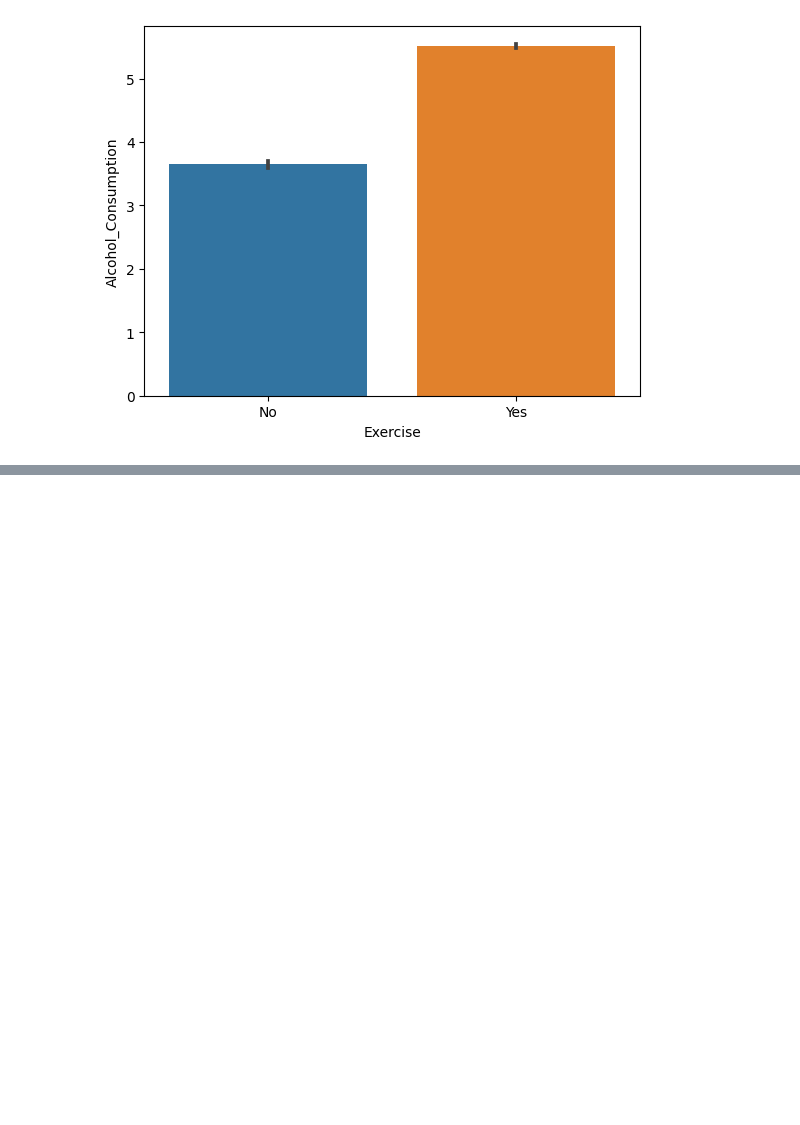
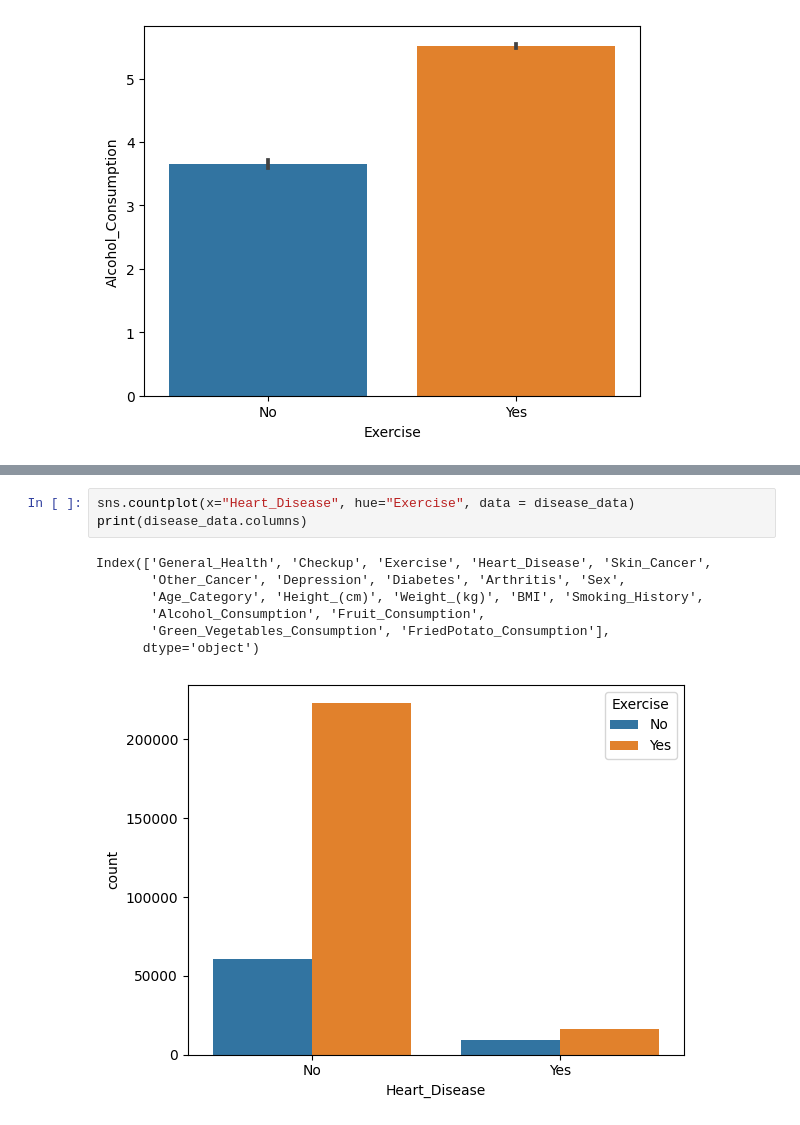
Before and after one commit to Kowallskiy/Cardiovascular-Disease-Risk-Prediction, a Jupyter notebook: Data_Analysis.ipynb, the cells around one changed output, grey strips where cells are left out. Saved outputs shown, nothing was run; the diff lists cells and outputs as text; blank space fills up the shorter version.

```diff
--- a/Data_Analysis.ipynb
+++ b/Data_Analysis.ipynb
@@ -95,0 +111,11 @@ plt.show()
+# %%
+sns.countplot(x="Heart_Disease", hue="Exercise", data = disease_data)
+print(disease_data.columns)
+# %% [output]
+Index(['General_Health', 'Checkup', 'Exercise', 'Heart_Disease', 'Skin_Cancer',
+       'Other_Cancer', 'Depression', 'Diabetes', 'Arthritis', 'Sex',
+       'Age_Category', 'Height_(cm)', 'Weight_(kg)', 'BMI', 'Smoking_History',
+       'Alcohol_Consumption', 'Fruit_Consumption',
+       'Green_Vegetables_Consumption', 'FriedPotato_Consumption'],
+      dtype='object')
+[figure, added]
```
Also changed, not shown: parts of 6 cells of this notebook.
